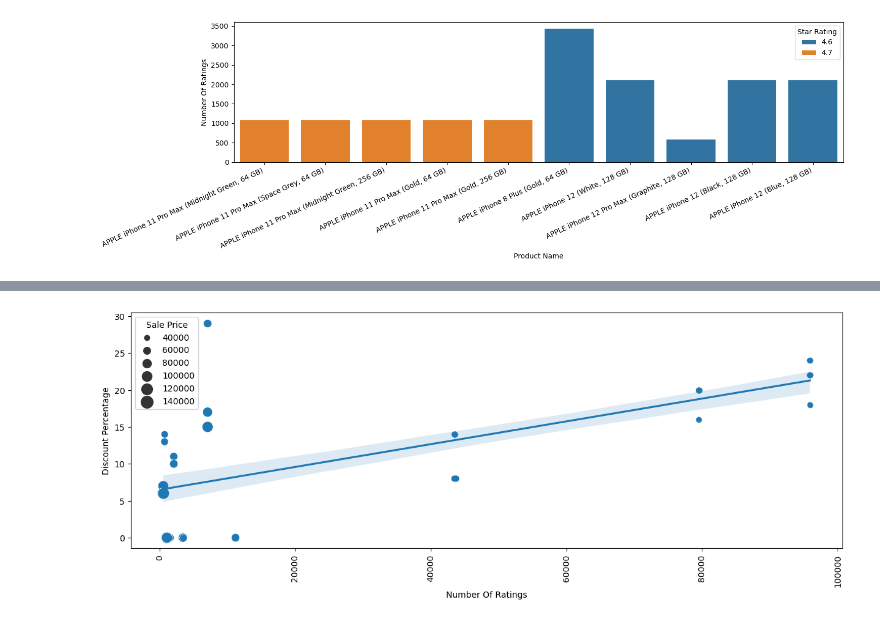
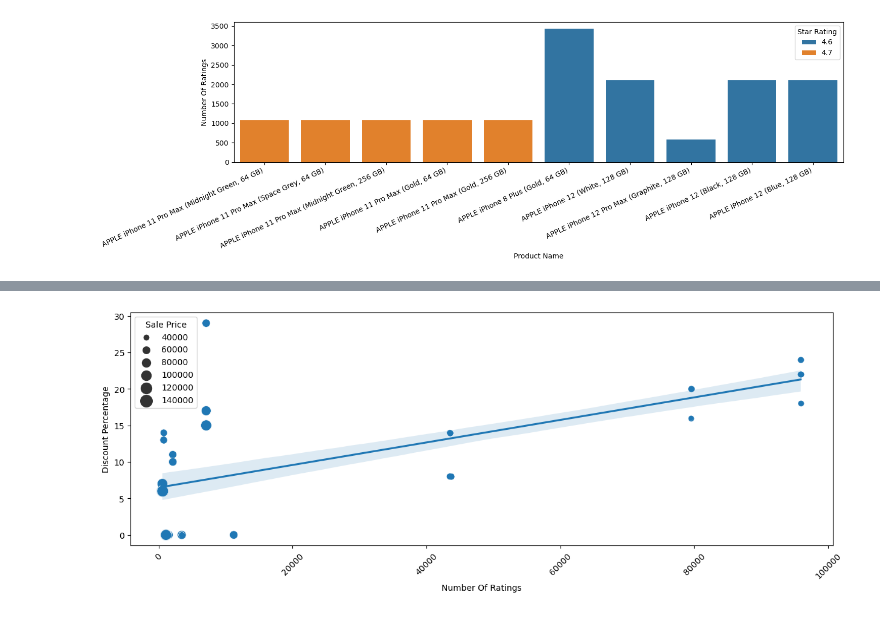
Before and after one commit to divya-manirajan/ExampleDataAnalysis, a Jupyter notebook: IPhone_Analysis.ipynb, the cells around one changed output, grey strips where cells are left out. Cells and saved outputs as stored; diff of their text form; code cells hidden in the pictures.

```diff
--- a/IPhone_Analysis.ipynb
+++ b/IPhone_Analysis.ipynb
@@ -90,9 +90,9 @@ plt.show()
 # %%
 plt.figure(figsize=(15,5))
-sns.scatterplot(data=data, x='Number Of Ratings',  y='Discount Percentage',size='Sale Price', sizes=(20,200))
+sns.scatterplot(data=data, x='Number Of Ratings',  y='Discount Percentage',size='Sale Price', sizes=(20, 200))
 sns.regplot(data=data, x='Number Of Ratings',  y='Discount Percentage')
 
-plt.xticks(rotation=90)
+plt.xticks(rotation=45)
 plt.show()
 # %% [output]
-[figure, old version]
+[figure, new version]
```
Also changed, not shown: parts of 2 cells of this notebook, 1 other file.
